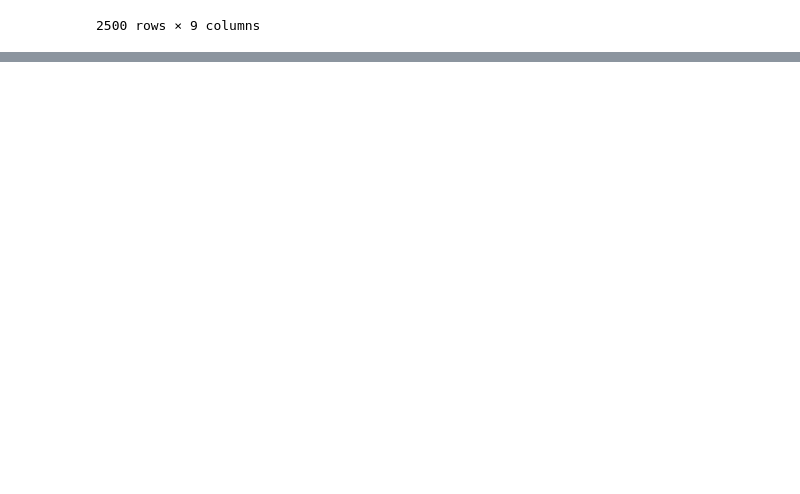
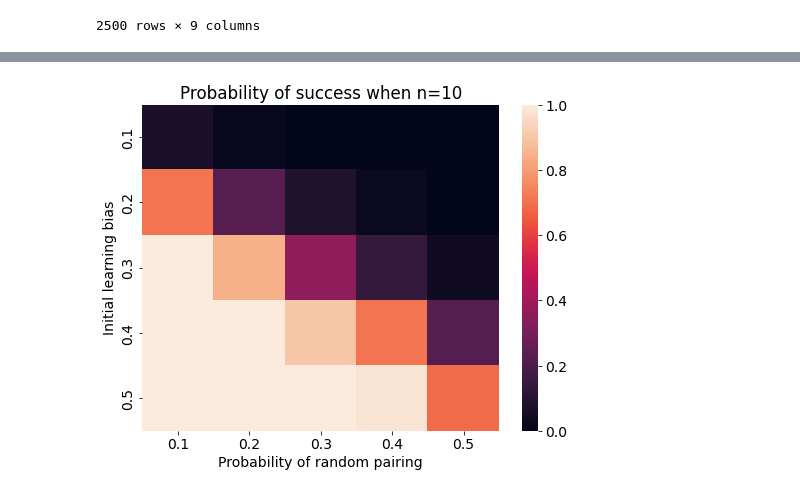
Before and after one commit to daniel-saunders-phil/dowry-game, a Jupyter notebook: Reproducible_data_analysis_similiarity_bias.ipynb, the cells around one changed output, grey strips where cells are left out. Saved outputs shown, nothing was run; the diff lists cells and outputs as text; code cells hidden in the pictures; blank space fills up the shorter version.

```diff
--- a/Reproducible_data_analysis_similiarity_bias.ipynb
+++ b/Reproducible_data_analysis_similiarity_bias.ipynb
@@ -157,0 +258,13 @@ plt.show()
+# %%
+initial = data['initial_proportion_ethnic_learning']
+
+params = [0.1,0.2,0.3,0.4,0.5]
+
+summary = []
+for p in params:
+  selector = initial == p
+  filtered_data = data[selector]
+  success_by_param = np.mean(filtered_data['success?'])
+  summary.append(success_by_param)
+
+summary
@@ -157,0 +284,5 @@ plt.show()
+# %%
+url = "https://raw.githubusercontent.com/daniel-saunders-phil/dowry-game/main/data/ethnicity%20bias%20learning%20-%20github%20version%2010_plays_per_learn-table.csv"
+
+data = pd.read_csv(url,header=6)
+data
@@ -157,0 +303,28 @@ plt.show()
+# %%
+params = [0.1,0.2,0.3,0.4,0.5]
+indexer = [0,1,2,3,4]
+
+selectors = [data['initial_proportion_ethnic_learning'] == p for p in params]
+
+summary = []
+for j in indexer:
+    filtered_data = data[selectors[j]]
+    selector_2 = [filtered_data['random-pairing'] == p for p in params]
+
+    frequency_of_success = []
+    for i in indexer:
+        filtered_data_2 = filtered_data[selector_2[i]]
+        frequency_of_success.append(np.mean(filtered_data_2['success?']))
+
+    summary.append(frequency_of_success)
+
+summary = pd.DataFrame(summary,columns=params,index=params)
+summary
+
+sns.heatmap(summary)
+plt.title("Probability of success when n=10")
+plt.ylabel("Initial learning bias")
+plt.xlabel("Probability of random pairing")
+plt.show()
+# %% [output]
+[figure, added]
```
Also changed, not shown: parts of 20 cells of this notebook.
